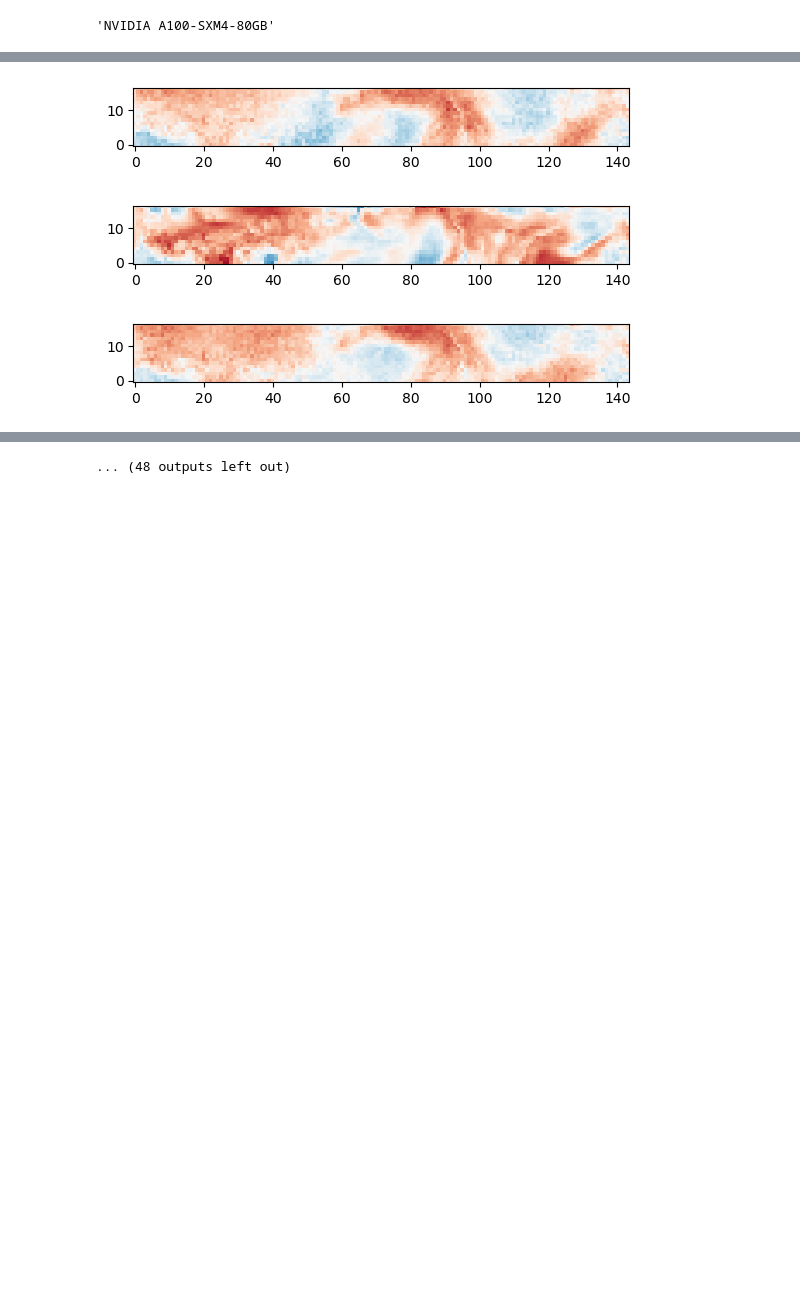
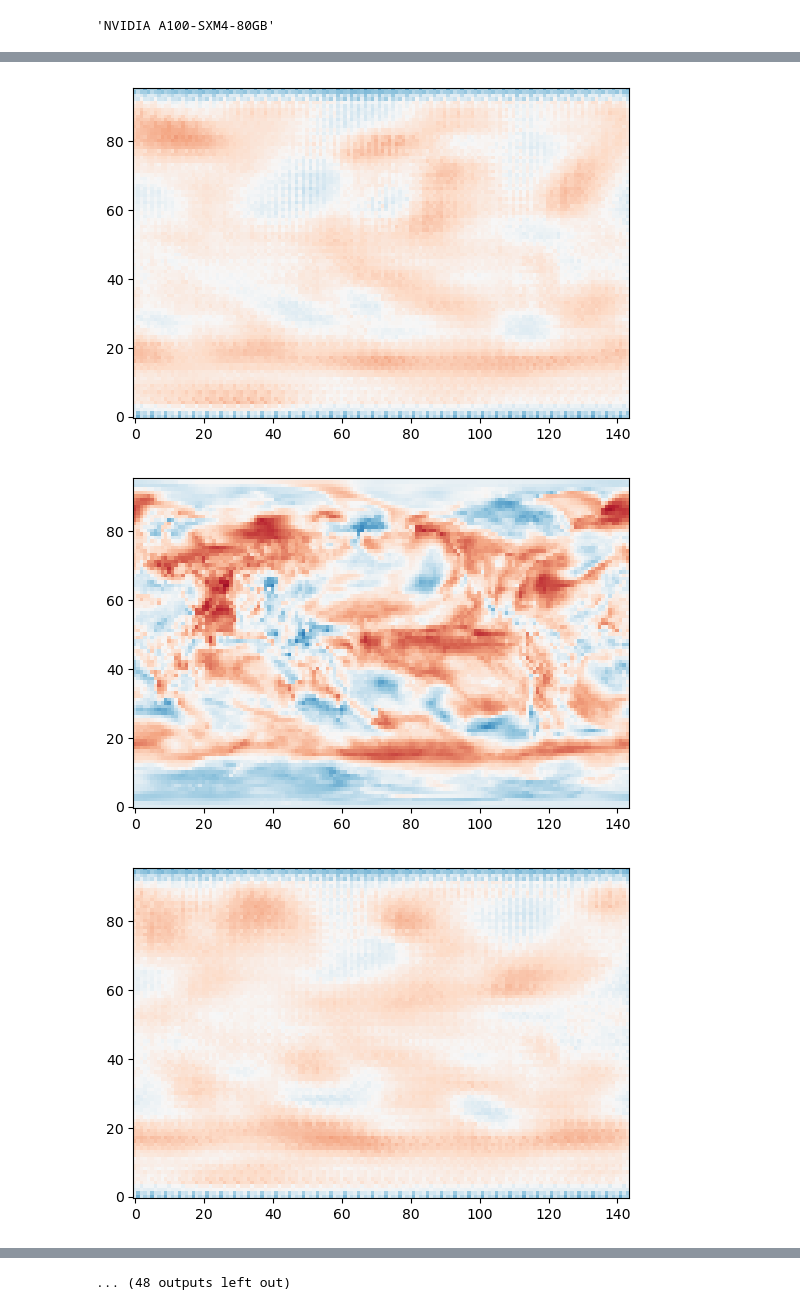
Before and after one commit to kjmayer/S2SPred-EarthSystem, a Jupyter notebook: train.ipynb, the cells around one changed output, grey strips where cells are left out. Drawn from its saved outputs; the diff is of its cells as text; code cells hidden in the pictures; blank space fills up the shorter version.

Commit message:
worked on UNet code. still need to add skip connections

```diff
--- a/train.ipynb
+++ b/train.ipynb
@@ -122,12 +121,12 @@ chunk and silence this warning, set the option
     >>> array.reshape(shape, limit='128 MiB')
   result = result._stack_once(dims, new_dim)
 # %%
-# Xtrain = concat_input(xtrain_shift,xclimo_train_shift,dim_name='features').values
-Xtrain = xtrain_shift.expand_dims(dim={"features": 1},axis=1).values
-del xtrain_shift#,xclimo_train_shift
-# Xval = concat_input(xval_shift,xclimo_val_shift,dim_name='features').values
-Xval = xval_shift.expand_dims(dim={"features": 1},axis=1).values
-del xval_shift#,xclimo_val_shift
+Xtrain = concat_input(xtrain_shift,xclimo_train_shift,dim_name='features').values
+# Xtrain = xtrain_shift.expand_dims(dim={"features": 1},axis=1).values
+del xtrain_shift,xclimo_train_shift
+Xval = concat_input(xval_shift,xclimo_val_shift,dim_name='features').values
+# Xval = xval_shift.expand_dims(dim={"features": 1},axis=1).values
+del xval_shift,xclimo_val_shift
 Ytrain = ytrain_shift.values
 del ytrain_shift
 Yval = yval_shift.values
@@ -159,14 +158,16 @@ torch.Size([32, 2448])
 config = get_config("exp_1")
 # print(config["arch_atm"])
 device = prepare_device(config["device"])
-model = NeuralNetwork(config=config["arch_atm"])
+model = NeuralNetwork(config=config["unet_arch_atm"])
 
 ## grab optimizer and loss
 optimizer = getattr(torch.optim, config["optimizer"]["type"])(
     model.parameters(), **config["optimizer"]["args"]
 )
 # use yval.lat so that the lat dimension is the same as latxlon
-latitude_weights = torch.tensor(np.cos(np.deg2rad(yval.lat)).values, device=device)
+weights = np.cos(np.deg2rad(yval.lat)).values
+weights = weights[:,np.newaxis]
+latitude_weights = torch.tensor(weights, device=device)
 #plt.imshow(np.cos(np.deg2rad(yval.lat)).unstack('l'))
 criterion = getattr(module_metric, config["criterion"])(latitude_weights)
 #criterion = getattr(torch.nn, config["criterion"])() # not custom
@@ -189,7 +190,7 @@ trainer = Trainer(
 # Visualize the model
 torchinfo.summary(
     model,
-    input_size=(config["data_loader"]["batch_size"], 1, 96, 144),
+    input_size=(config["data_loader"]["batch_size"], 2, 96, 144),
     verbose=1,
     col_names=("input_size", "output_size", "num_params"),
 )
@@ -238,14 +239,15 @@ dict_keys(['epoch', 'loss', 'val_loss', 'MAE', 'MSE', 'val_MAE', 'val_MSE'])
 # %%
-val_pred = model.predict(dataset=val_data, batch_size=config["data_loader"]["batch_size"], device=device)
+# val_pred = model.predict(dataset=val_data, batch_size=config["data_loader"]["batch_size"], device=device)
+val_pred = model.predict(dataloader=val_dataloader, device=device)
 # %%
 for i in np.arange(0,300,10):
-    val_pred_reshape = val_pred[i].reshape((17,144))
+    val_pred_reshape = val_pred[i].reshape((96,144))
     plt.imshow(val_pred_reshape,origin='lower',cmap='RdBu_r',vmin=0,vmax=1)
     plt.show()
-    Yval_reshape = Yval[i].reshape((17,144))
+    Yval_reshape = Yval[i].reshape((96,144))
     plt.imshow(Yval_reshape,origin='lower',cmap='RdBu_r',vmin=0,vmax=1)
     plt.show()
 # %% [output]
-[figure, old version]
+[figure, new version]
-[figure, old version]
+[figure, new version]
-[figure, old version]
+[figure, new version]
```
Also changed, not shown: parts of 5 cells of this notebook, 3 other files.
